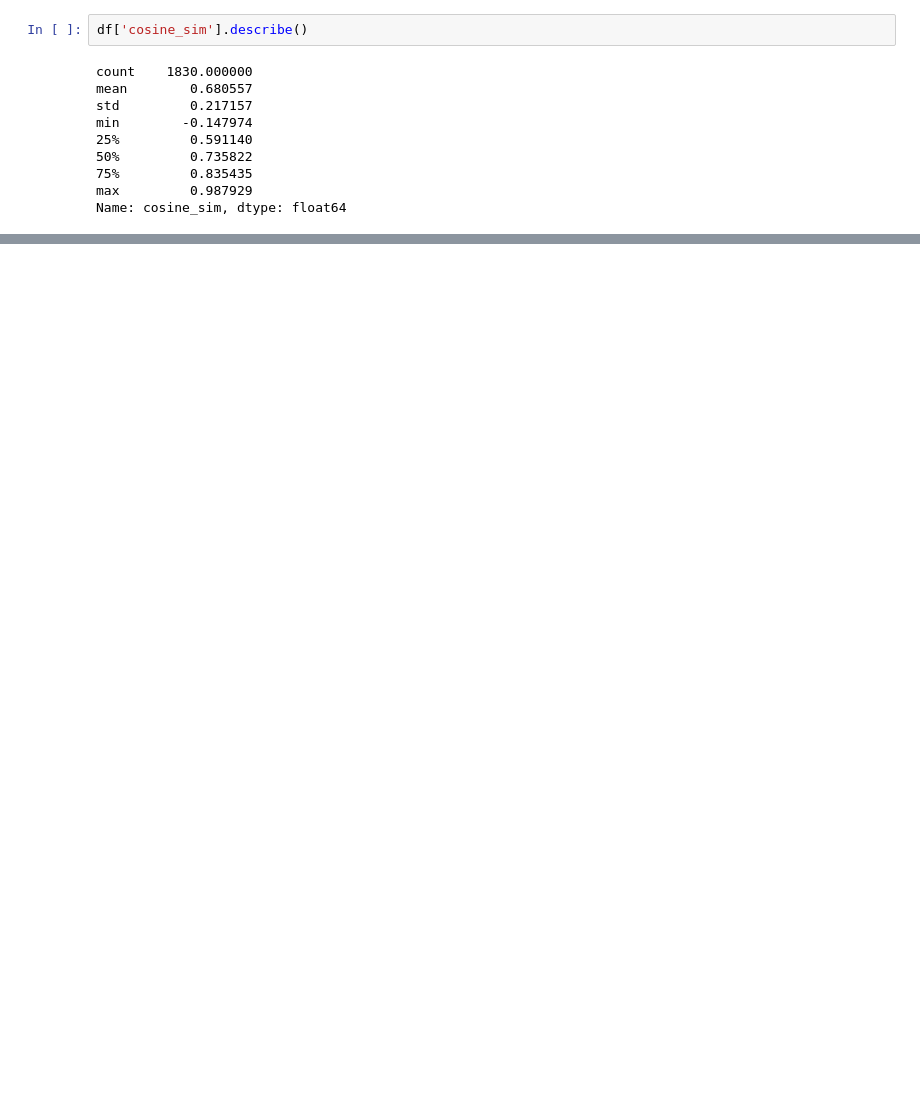
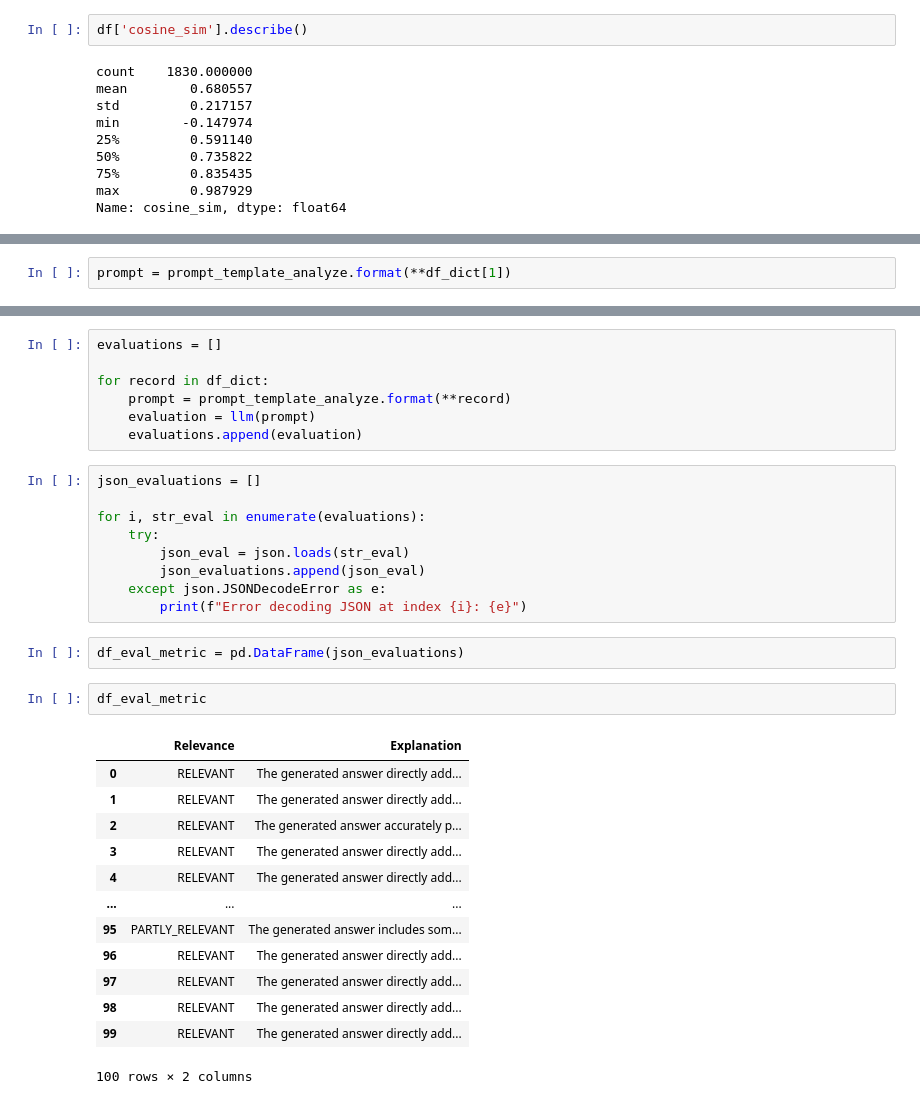
Before and after one commit to prosimplee/LLM_Zoomcamp, a Jupyter notebook: 04-monitoring/Offline RAG Evaluation.ipynb, the cells around one changed output, grey strips where cells are left out. Drawn from its saved outputs; the diff is of its cells as text; blank space fills up the shorter version.

```diff
--- a/04-monitoring/Offline RAG Evaluation.ipynb
+++ b/04-monitoring/Offline RAG Evaluation.ipynb
@@ -347,0 +493,2 @@ Name: cosine_sim, dtype: float64
+# %%
+prompt = prompt_template_analyze.format(**df_dict[1])
@@ -347,0 +515,34 @@ Name: cosine_sim, dtype: float64
+# %%
+evaluations = []
+
+for record in df_dict:
+    prompt = prompt_template_analyze.format(**record)
+    evaluation = llm(prompt)
+    evaluations.append(evaluation)
+# %%
+json_evaluations = []
+
+for i, str_eval in enumerate(evaluations):
+    try:
+        json_eval = json.loads(str_eval)
+        json_evaluations.append(json_eval)
+    except json.JSONDecodeError as e:
+        print(f"Error decoding JSON at index {i}: {e}")
+# %%
+df_eval_metric = pd.DataFrame(json_evaluations)
+# %%
+df_eval_metric
+# %% [output]
+|  | Relevance | Explanation |
+| 0 | RELEVANT | The generated answer directly add... |
+| 1 | RELEVANT | The generated answer directly add... |
+| 2 | RELEVANT | The generated answer accurately p... |
+| 3 | RELEVANT | The generated answer directly add... |
+| 4 | RELEVANT | The generated answer directly add... |
+| ... | ... | ... |
+| 95 | PARTLY_RELEVANT | The generated answer includes som... |
+| 96 | RELEVANT | The generated answer directly add... |
+| 97 | RELEVANT | The generated answer directly add... |
+| 98 | RELEVANT | The generated answer directly add... |
+| 99 | RELEVANT | The generated answer directly add... |
+100 rows × 2 columns
```
Also changed, not shown: parts of 26 cells of this notebook.
